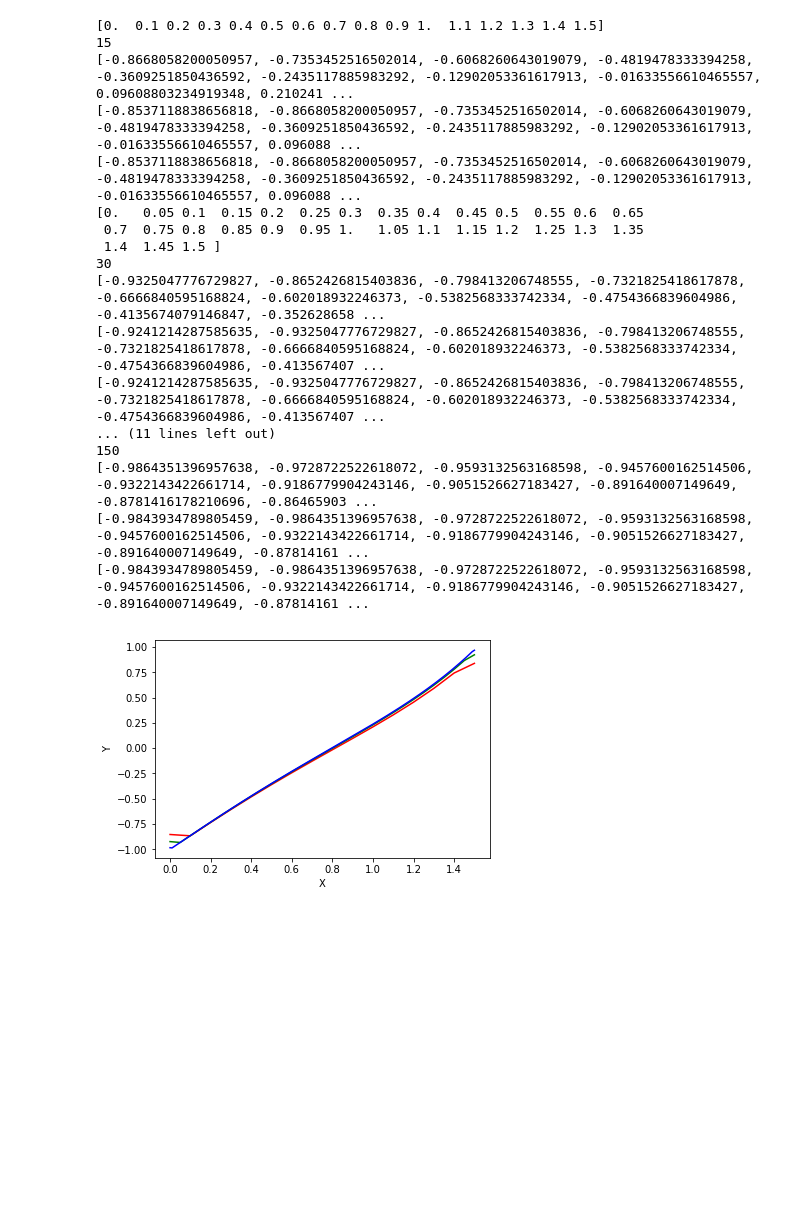
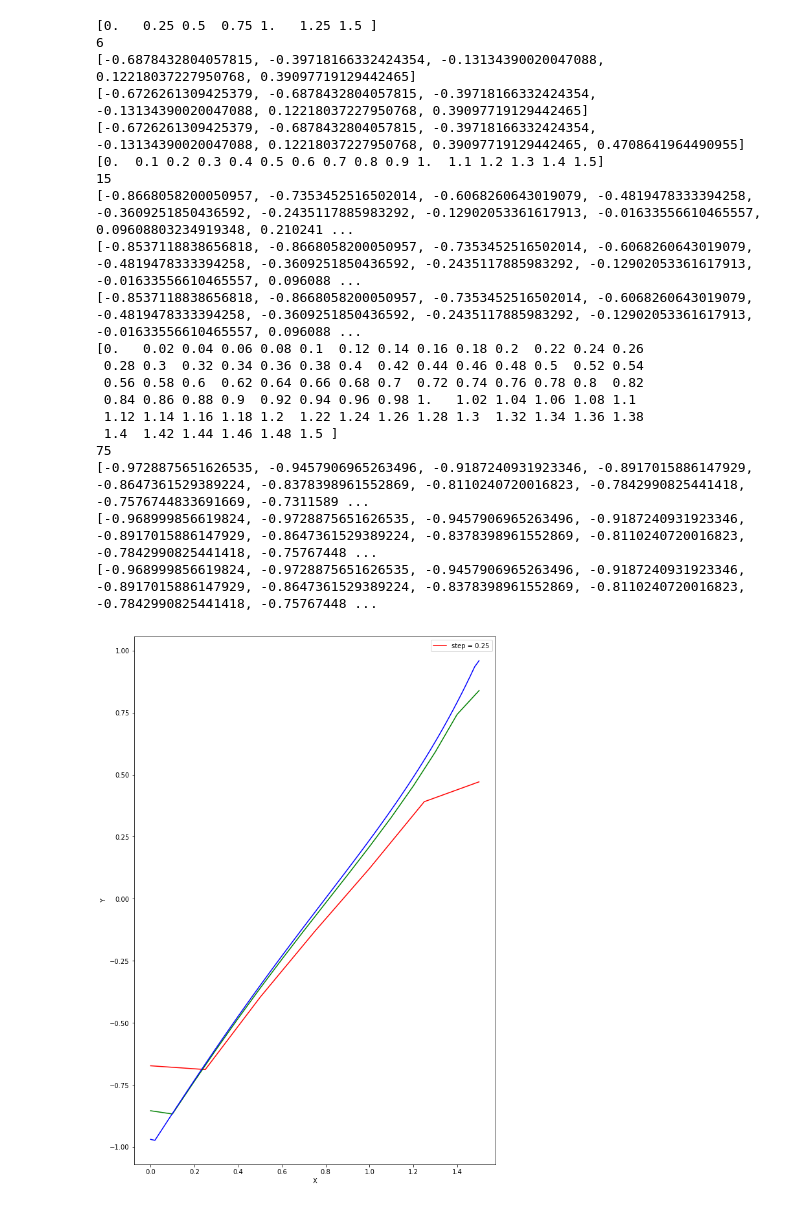
Before and after one commit to KumarRishabh/Advanced-Numerical-Techniques, a Jupyter notebook: Assignment 2.2.ipynb, the cells around one changed output. Saved outputs shown, nothing was run; the diff lists cells and outputs as text; code cells hidden in the pictures; blank space fills up the shorter version.

```diff
--- a/Assignment 2.2.ipynb
+++ b/Assignment 2.2.ipynb
@@ -2,6 +2,8 @@
 import pandas as pd
 import numpy as np
 import matplotlib.pyplot as plt
+%matplotlib inline
+plt.rcParams['figure.figsize'] = [10, 15]
 # %%
 def A(x):
 	return 0
@@ -57,43 +59,48 @@ def func(x0, xn, h = 0.1):
 # %%
 x0 = 0.0
 xn = 1.5
-steps = [0.25]
+steps = [0.25, 0.1, 0.02]
 f = lambda xn, x0, step : int(np.ceil((xn-x0)/step))
 colors = ['r', 'g', 'b']
 lamda = 2
+labels = ["step = 0.25"]
 # Creating vector that stores the steps
 for step in steps:
     y = []
     x_range = func(x0, xn, step)
     print(x_range)
     n = int(np.ceil((xn - x0)/step))
     print(n)
     y[1:n] = TridiagonalBVP(x0, xn, step, n, lamda)
     print(y)
     y.insert(0, 4 / (2*step + 3) * y[0] - 1 / (2*step + 3) * y[1])
     print(y)
     y.append((4 * y[n-1] - y[n-2] - 2*step) / (3 - 4*step))
     print(y)
     plt.xlabel('X')
     plt.ylabel('Y')
     i = steps.index(step)
     plt.plot( x_range, y, colors[i])
+    plt.gca().legend(labels)
 # %% [output]
+[0.   0.25 0.5  0.75 1.   1.25 1.5 ]
+6
+[-0.6878432804057815, -0.39718166332424354, -0.13134390020047088, 0.12218037227950768, 0.39097719129442465]
+[-0.6726261309425379, -0.6878432804057815, -0.39718166332424354, -0.13134390020047088, 0.12218037227950768, 0.39097719129442465]
+[-0.6726261309425379, -0.6878432804057815, -0.39718166332424354, -0.13134390020047088, 0.12218037227950768, 0.39097719129442465, 0.4708641964490955]
 [0.  0.1 0.2 0.3 0.4 0.5 0.6 0.7 0.8 0.9 1.  1.1 1.2 1.3 1.4 1.5]
 15
 [-0.8668058200050957, -0.7353452516502014, -0.6068260643019079, -0.4819478333394258, -0.3609251850436592, -0.2435117885983292, -0.12902053361617913, -0.01633556610465557, 0.09608803234919348, 0.210241 ...
 [-0.8537118838656818, -0.8668058200050957, -0.7353452516502014, -0.6068260643019079, -0.4819478333394258, -0.3609251850436592, -0.2435117885983292, -0.12902053361617913, -0.01633556610465557, 0.096088 ...
 [-0.8537118838656818, -0.8668058200050957, -0.7353452516502014, -0.6068260643019079, -0.4819478333394258, -0.3609251850436592, -0.2435117885983292, -0.12902053361617913, -0.01633556610465557, 0.096088 ...
-[0.   0.05 0.1  0.15 0.2  0.25 0.3  0.35 0.4  0.45 0.5  0.55 0.6  0.65
- 0.7  0.75 0.8  0.85 0.9  0.95 1.   1.05 1.1  1.15 1.2  1.25 1.3  1.35
- 1.4  1.45 1.5 ]
-30
-[-0.9325047776729827, -0.8652426815403836, -0.798413206748555, -0.7321825418617878, -0.6666840595168824, -0.602018932246373, -0.5382568333742334, -0.4754366839604986, -0.4135674079146847, -0.352628658 ...
-[-0.9241214287585635, -0.9325047776729827, -0.8652426815403836, -0.798413206748555, -0.7321825418617878, -0.6666840595168824, -0.602018932246373, -0.5382568333742334, -0.4754366839604986, -0.413567407 ...
-[-0.9241214287585635, -0.9325047776729827, -0.8652426815403836, -0.798413206748555, -0.7321825418617878, -0.6666840595168824, -0.602018932246373, -0.5382568333742334, -0.4754366839604986, -0.413567407 ...
-... (11 lines left out)
-150
-[-0.9864351396957638, -0.9728722522618072, -0.9593132563168598, -0.9457600162514506, -0.9322143422661714, -0.9186779904243146, -0.9051526627183427, -0.891640007149649, -0.8781416178210696, -0.86465903 ...
-[-0.9843934789805459, -0.9864351396957638, -0.9728722522618072, -0.9593132563168598, -0.9457600162514506, -0.9322143422661714, -0.9186779904243146, -0.9051526627183427, -0.891640007149649, -0.87814161 ...
-[-0.9843934789805459, -0.9864351396957638, -0.9728722522618072, -0.9593132563168598, -0.9457600162514506, -0.9322143422661714, -0.9186779904243146, -0.9051526627183427, -0.891640007149649, -0.87814161 ...
+[0.   0.02 0.04 0.06 0.08 0.1  0.12 0.14 0.16 0.18 0.2  0.22 0.24 0.26
+ 0.28 0.3  0.32 0.34 0.36 0.38 0.4  0.42 0.44 0.46 0.48 0.5  0.52 0.54
+ 0.56 0.58 0.6  0.62 0.64 0.66 0.68 0.7  0.72 0.74 0.76 0.78 0.8  0.82
+ 0.84 0.86 0.88 0.9  0.92 0.94 0.96 0.98 1.   1.02 1.04 1.06 1.08 1.1
+ 1.12 1.14 1.16 1.18 1.2  1.22 1.24 1.26 1.28 1.3  1.32 1.34 1.36 1.38
+ 1.4  1.42 1.44 1.46 1.48 1.5 ]
+75
+[-0.9728875651626535, -0.9457906965263496, -0.9187240931923346, -0.8917015886147929, -0.8647361529389224, -0.8378398961552869, -0.8110240720016823, -0.7842990825441418, -0.7576744833691669, -0.7311589 ...
+[-0.968999856619824, -0.9728875651626535, -0.9457906965263496, -0.9187240931923346, -0.8917015886147929, -0.8647361529389224, -0.8378398961552869, -0.8110240720016823, -0.7842990825441418, -0.75767448 ...
+[-0.968999856619824, -0.9728875651626535, -0.9457906965263496, -0.9187240931923346, -0.8917015886147929, -0.8647361529389224, -0.8378398961552869, -0.8110240720016823, -0.7842990825441418, -0.75767448 ...
-[figure, old version]
+[figure, new version]
```
Also changed, not shown: 6 other files.
